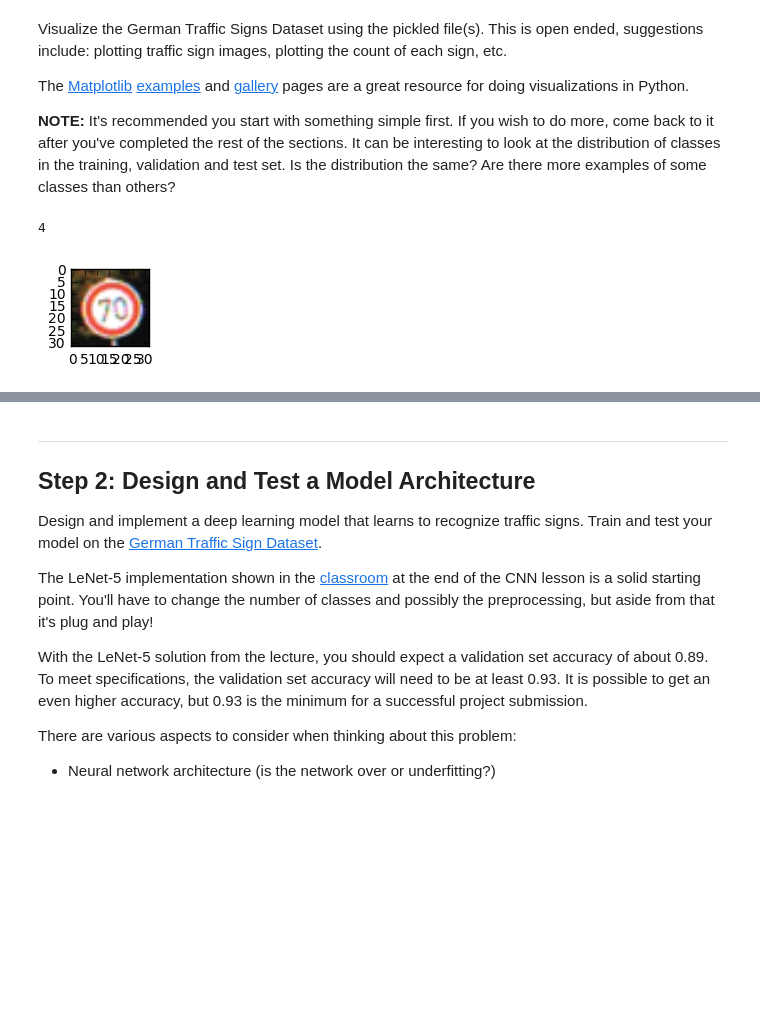
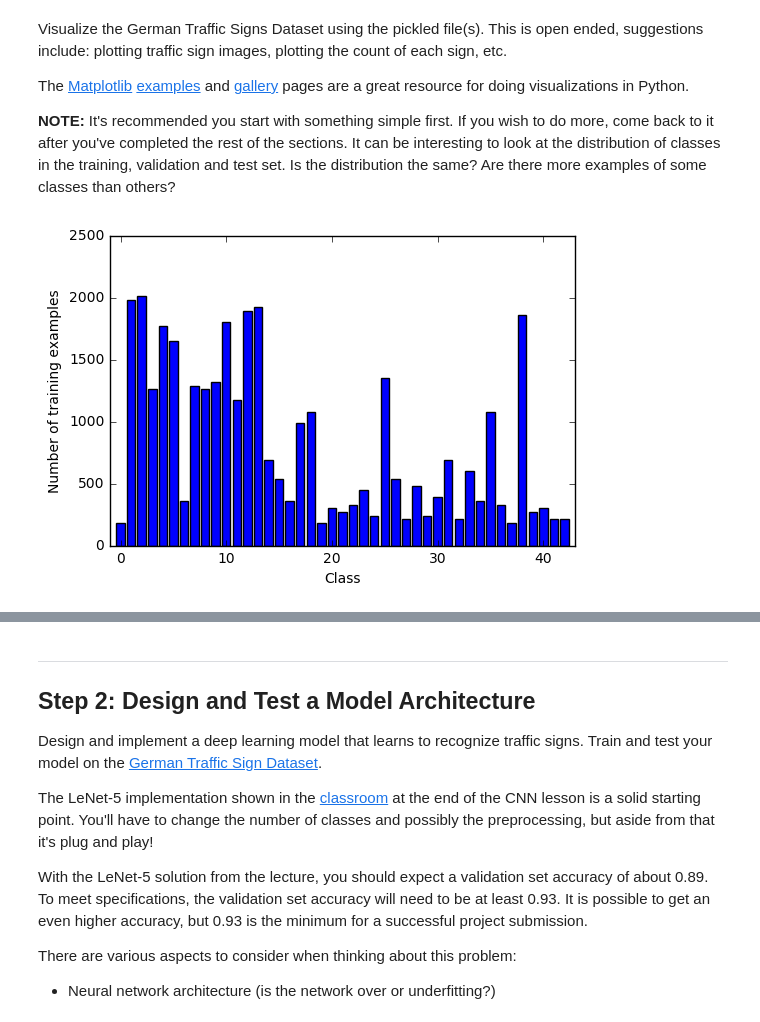
Before and after one commit to BernhardSchlegel/CarND-Traffic-Sign-Classifier-Project, a Jupyter notebook: Traffic_Sign_Classifier.ipynb, the cells around one changed output, grey strips where cells are left out. Cells and saved outputs as stored; diff of their text form; code cells hidden in the pictures; blank space fills up the shorter version.

```diff
--- a/Traffic_Sign_Classifier.ipynb
+++ b/Traffic_Sign_Classifier.ipynb
@@ -78,36 +90,31 @@ Complete the basic data summary below. Use python, numpy and/or pandas methods t
 # %% [markdown]
 ### Provide a Basic Summary of the Data Set Using Python, Numpy and/or Pandas
 # %%
+import numpy as np
 ### Replace each question mark with the appropriate value.
 ### Use python, pandas or numpy methods rather than hard coding the results
 
 # TODO: Number of training examples
-n_train = ?
+n_train = len(X_train)
 
 # TODO: Number of validation examples
-n_validation = ?
+n_validation = len(X_valid)
 
 # TODO: Number of testing examples.
-n_test = ?
+n_test = len(X_test)
 
 # TODO: What's the shape of an traffic sign image?
-image_shape = ?
+image_shape = X_train[0].shape
 
 # TODO: How many unique classes/labels there are in the dataset.
-n_classes = ?
-
-print("Number of training examples =", n_train)
-print("Number of testing examples =", n_test)
-print("Image data shape =", image_shape)
-print("Number of classes =", n_classes)
+classes, class_indices, class_counts = np.unique(y_train, return_index = True, return_counts = True)
+n_classes = len(classes)
+log("Number of training examples =", n_train)
+log("Number of testing examples =", n_test)
+log("Number of validation examples =", n_validation)
+log("Image data shape =", image_shape)
+log("Number of classes =", n_classes)
 
 assert(len(X_train) == len(y_train))
-assert(len(X_validation) == len(y_validation))
+assert(len(X_valid) == len(y_valid))
 assert(len(X_test) == len(y_test))
-
-print()
-print("Image Shape: {}".format(X_train[0].shape))
-print()
-print("Training Set:   {} samples".format(len(X_train)))
-print("Validation Set: {} samples".format(len(X_validation)))
-print("Test Set:       {} samples".format(len(X_test)))
@@ -125,18 +143,13 @@ The [Matplotlib](http://matplotlib.org/) [examples](http://matplotlib.org/exampl
 import matplotlib.pyplot as plt
 # Visualizations will be shown in the notebook.
 %matplotlib inline
-# %%
-import random
-import numpy as np
-import matplotlib.pyplot as plt
-%matplotlib inline
-
-index = random.randint(0, len(X_train))
-image = X_train[index].squeeze()
-
-plt.figure(figsize=(1,1))
-plt.imshow(image, cmap="gray")
-print(y_train[index])
-# %% [output]
-4
-[figure, removed]
+# %%
+# plot class distributio
+plt.bar( np.arange( 43 ), class_counts, align='center' )
+plt.xlabel('Class')
+#plt.xlabel(np.array(signnames['SignName']), rotation = 90)
+plt.ylabel('Number of training examples')
+plt.xlim([-1, 43])
+plt.show()
+# %% [output]
+[figure, added]
```
Also changed, not shown: parts of 20 cells of this notebook, 1 other file.
